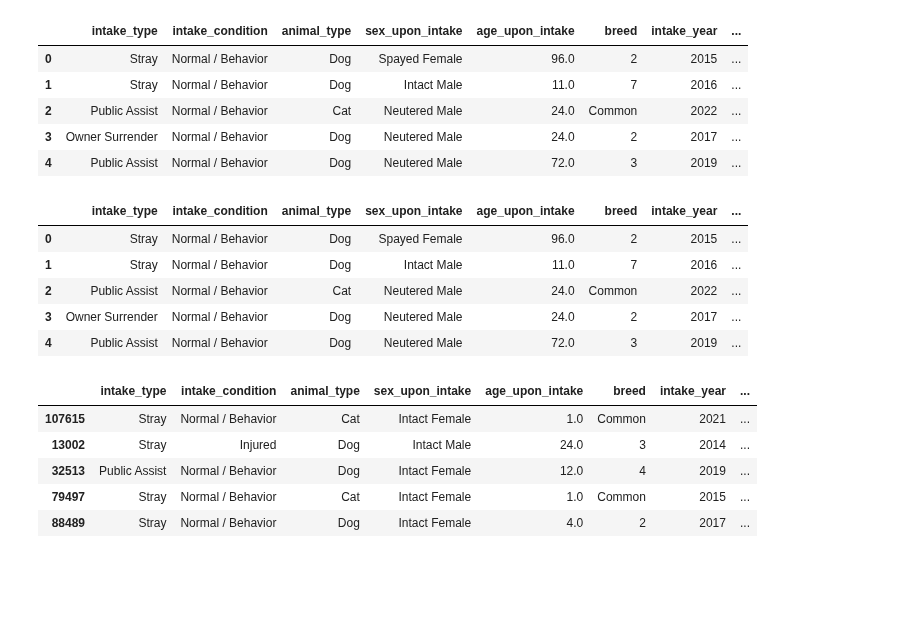
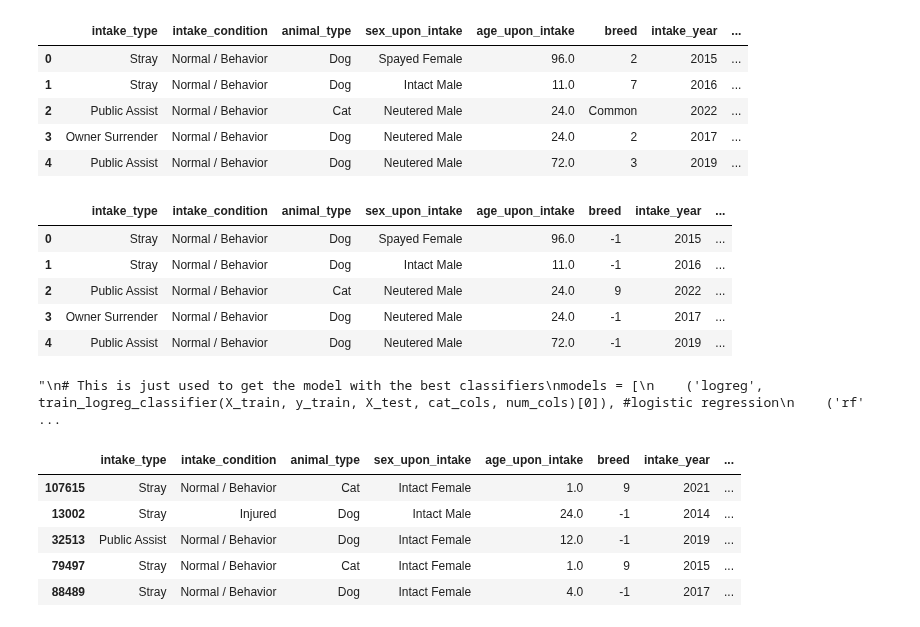
Before and after one commit to nneomaonochie/ml1-animal-data, a Jupyter notebook: voting.ipynb, the cells around one changed output. Saved outputs shown, nothing was run; the diff lists cells and outputs as text; code cells hidden in the pictures; blank space fills up the shorter version.

Commit message:
finished voting

```diff
--- a/voting.ipynb
+++ b/voting.ipynb
@@ -105,21 +105,35 @@ def train_voting_classifier(X_train, y_train, X_test, models, voting='soft'):
 # %%
 df_train = bucket_seasons(df_train)
 df_test = bucket_seasons(df_test)
 
 df_train = bucket_days(df_train)
 df_test = bucket_days(df_test)
 
+df_train['breed'] = df_train['breed'].astype(str)
+df_test['breed'] = df_test['breed'].astype(str)
+
 df_train = df_train.drop(columns=['size', 'intake_hour', 'intake_month'])
 df_test = df_test.drop(columns=['size', 'intake_hour', 'intake_month'])
 
+# breed is encoded, but dont fret
+def encode_breed(val):
+    if isinstance(val, int):
+        return val  # Keep numeric as-is
+    mapping = {'Common': 9, 'Rare': 10, 'Unknown': 11}
+    return mapping.get(val, -1)  # Return -1 for unexpected values (or handle as needed)
+
+# Apply transformation
+df_train['breed'] = df_train['breed'].apply(encode_breed)
+df_test['breed'] = df_test['breed'].apply(encode_breed)
+
 df_train.head()
 # %% [output]
 |  | intake_type | intake_condition | animal_type | sex_upon_intake | age_upon_intake | breed | intake_year | ... |
-| 0 | Stray | Normal / Behavior | Dog | Spayed Female | 96.0 | 2 | 2015 | ... |
-| 1 | Stray | Normal / Behavior | Dog | Intact Male | 11.0 | 7 | 2016 | ... |
-| 2 | Public Assist | Normal / Behavior | Cat | Neutered Male | 24.0 | Common | 2022 | ... |
-| 3 | Owner Surrender | Normal / Behavior | Dog | Neutered Male | 24.0 | 2 | 2017 | ... |
-| 4 | Public Assist | Normal / Behavior | Dog | Neutered Male | 72.0 | 3 | 2019 | ... |
+| 0 | Stray | Normal / Behavior | Dog | Spayed Female | 96.0 | -1 | 2015 | ... |
+| 1 | Stray | Normal / Behavior | Dog | Intact Male | 11.0 | -1 | 2016 | ... |
+| 2 | Public Assist | Normal / Behavior | Cat | Neutered Male | 24.0 | 9 | 2022 | ... |
+| 3 | Owner Surrender | Normal / Behavior | Dog | Neutered Male | 24.0 | -1 | 2017 | ... |
+| 4 | Public Assist | Normal / Behavior | Dog | Neutered Male | 72.0 | -1 | 2019 | ... |
 # %%
 X = df_train.drop(columns=['outcome_type'])
 y = df_train['outcome_type']
@@ -171,10 +142,30 @@ print(rf_X_train.head())
+# %%
+cat_cols = ['intake_type', 'intake_condition', 'animal_type', 'sex_upon_intake', 'breed','season', 'is_mix', 'time_of_day', 'primary_color'] # experimenting with droping color
+num_cols = ['age_upon_intake', 'intake_year']    # Replace with your actual numerical columns
+# freq_cols = ['primary_color'] # for trees
+
+'''
+# This is just used to get the model with the best classifiers
+models = [
+    ('logreg', train_logreg_classifier(X_train, y_train, X_test, cat_cols, num_cols)[0]), #logistic regression
+    ('rf', train_RF_classifier(X_train, y_train, X_test, cat_cols)[0]), #random forest
+    ('xrt', train_XRT_classifier(X_train, y_train, X_test, cat_cols)[0]) #x random trees
+]
+
+# Assuming X_train, y_train, X_test are already defined in your environment
+voting_model, test_predictions = train_voting_classifier(X_train, y_train, X_test, models, voting='soft')
+
+classification_report_with_accuracy_score(y_test, test_predictions)
+'''
+# %% [output]
+"\n# This is just used to get the model with the best classifiers\nmodels = [\n    ('logreg', train_logreg_classifier(X_train, y_train, X_test, cat_cols, num_cols)[0]), #logistic regression\n    ('rf' ...
 # %%
 X_train.head()
 # %% [output]
 |  | intake_type | intake_condition | animal_type | sex_upon_intake | age_upon_intake | breed | intake_year | ... |
-| 107615 | Stray | Normal / Behavior | Cat | Intact Female | 1.0 | Common | 2021 | ... |
-| 13002 | Stray | Injured | Dog | Intact Male | 24.0 | 3 | 2014 | ... |
-| 32513 | Public Assist | Normal / Behavior | Dog | Intact Female | 12.0 | 4 | 2019 | ... |
-| 79497 | Stray | Normal / Behavior | Cat | Intact Female | 1.0 | Common | 2015 | ... |
-| 88489 | Stray | Normal / Behavior | Dog | Intact Female | 4.0 | 2 | 2017 | ... |
+| 107615 | Stray | Normal / Behavior | Cat | Intact Female | 1.0 | 9 | 2021 | ... |
+| 13002 | Stray | Injured | Dog | Intact Male | 24.0 | -1 | 2014 | ... |
+| 32513 | Public Assist | Normal / Behavior | Dog | Intact Female | 12.0 | -1 | 2019 | ... |
+| 79497 | Stray | Normal / Behavior | Cat | Intact Female | 1.0 | 9 | 2015 | ... |
+| 88489 | Stray | Normal / Behavior | Dog | Intact Female | 4.0 | -1 | 2017 | ... |
 # %%
```
Also changed, not shown: parts of 8 cells of this notebook, 7 other files.
